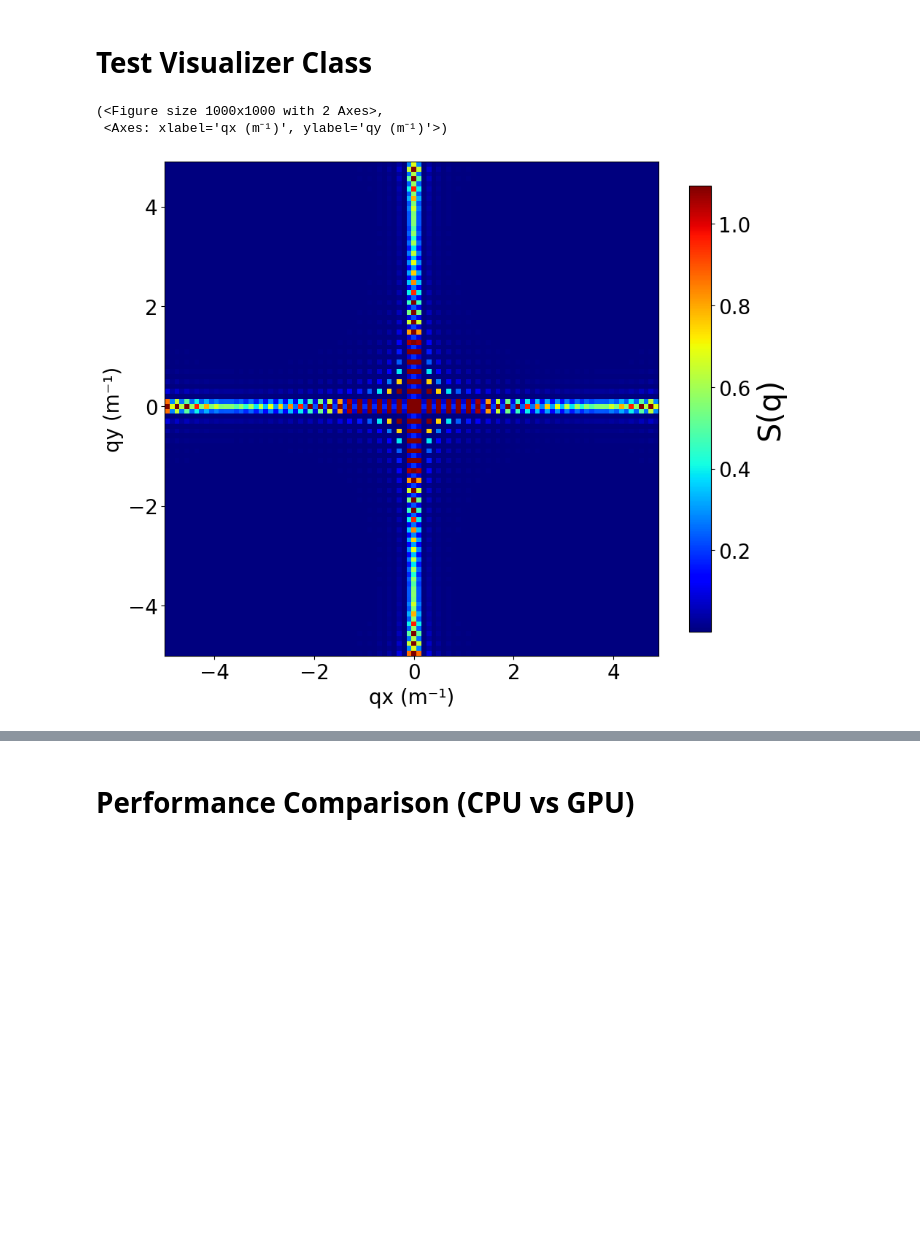
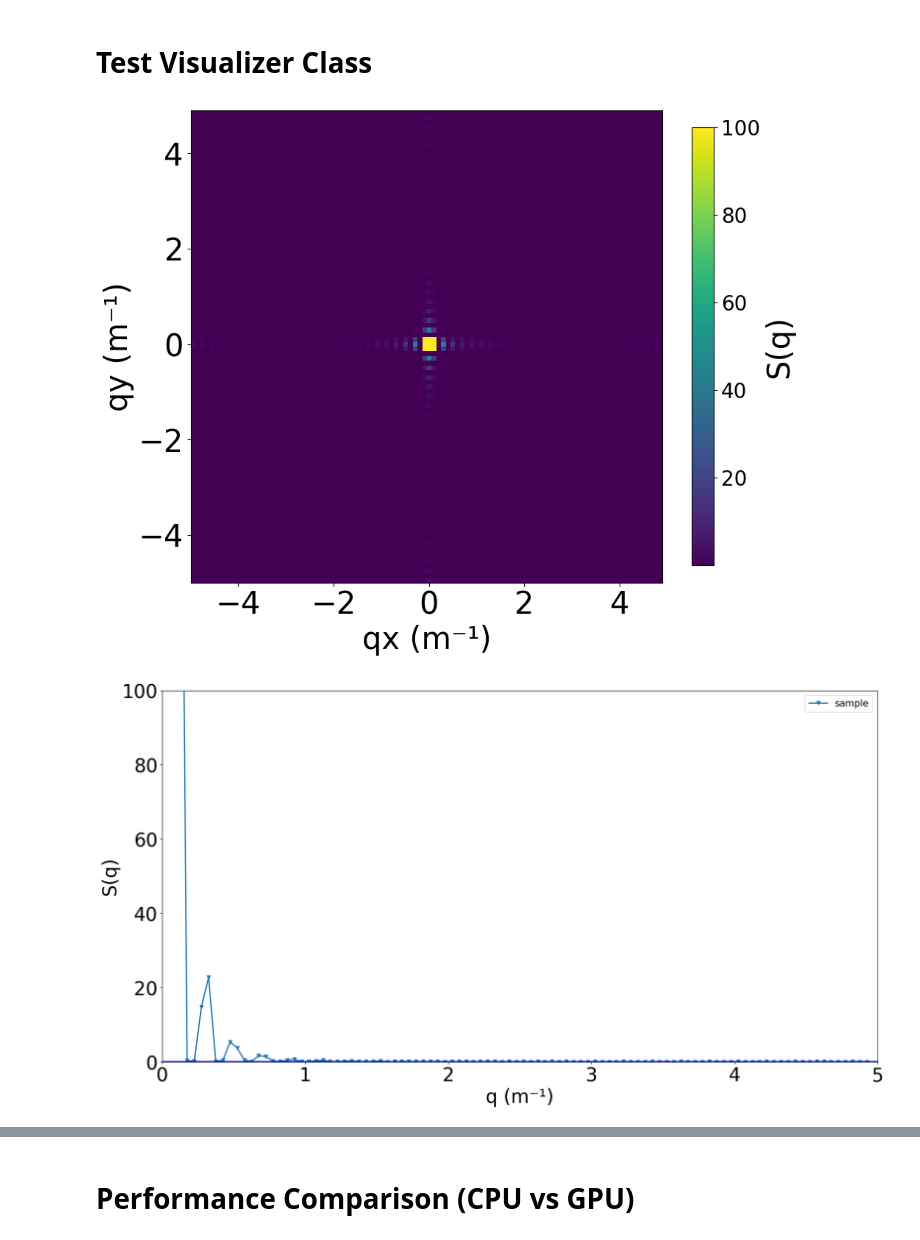
Before and after one commit to GilGCardoso/portfolio, a Jupyter notebook: PhD/Analysis/notebooks/test_notebook.ipynb, the cells around one changed output, grey strips where cells are left out. Drawn from its saved outputs; the diff is of its cells as text; code cells hidden in the pictures; blank space fills up the shorter version.

```diff
--- a/PhD/Analysis/notebooks/test_notebook.ipynb
+++ b/PhD/Analysis/notebooks/test_notebook.ipynb
@@ -180,29 +260,58 @@ print()
 check_gpu_memory_usage(5000, 50)  # Large test
 # %% [markdown]
 # Test Visualizer Class
-# %%
-import sys
-import os
-
-# Add parent directory to path so we can import our module
-parent_dir = os.path.abspath(os.path.join(os.getcwd(), '..'))
-sys.path.append(parent_dir)
-
-from structure_factor import StructureFactorVisualizer
-
-visualizer = StructureFactorVisualizer()
-
-visualizer.plot_Sq_2D(
-            data_folder='./results',
-            filename='sq2d-test_grid_31x31-qD-5.000-4.900-dq0.100-t20250810T171839Z',
-            plot_range=(0,9),
-            coordinate_system='qD',
-            save_plot=False,
-            auto_contrast=True,
-            output_folder='./figures'
-        )
-# %% [output]
-(<Figure size 1000x1000 with 2 Axes>,
- <Axes: xlabel='qx (m⁻¹)', ylabel='qy (m⁻¹)'>)
-[figure, removed]
+# %%
+import sys
+import os
+
+# Add parent directory to path so we can import our module
+parent_dir = os.path.abspath(os.path.join(os.getcwd(), '..'))
+sys.path.append(parent_dir)
+
+import os, glob, logging
+from structure_factor import StructureFactorVisualizer
+
+# show INFO logs from the computation/plot pipeline (optional)
+logging.basicConfig(level=logging.INFO, format='%(asctime)s - %(levelname)s - %(message)s')
+
+data_folder = './results'            # where save_data wrote the .h5
+prefix = 'sq2d-test_particles_1000-' # new filename style prefix
+pattern = os.path.join(data_folder, f'{prefix}*.h5')
+
+# grab the most recent file
+latest_h5 = max(glob.glob(pattern), key=os.path.getmtime)
+base = "sq2d-test_particles_1024-qD-5.000-4.900-dq0.100-t20250808T144209Z"  # strip .h5
+
+# ensure output folder exists
+os.makedirs('./figures', exist_ok=True)
+
+visualizer = StructureFactorVisualizer()
+
+# 2D with nicer contrast and viridis
+visualizer.plot_Sq_2D(
+    data_folder='./results',
+    filename=base,                 # HDF5 base name (no extension)
+    edge=(-100, 100),
+    x_axis='qD',
+    auto_contrast=True,
+    cmap='viridis',
+    vmax = 100,
+    use_imshow=True,               # faster + cleaner
+    save_plot=True,
+    folder_write='./figures'
+)
+
+# 1D, smooth a bit, don't show (grab fig/ax)
+fig, ax = visualizer.plot_Sq_1D(
+    data_folder='./results',
+    filename=[base],
+    labels=['sample'],
+    edges=(0, 5),
+    moving_average=False,
+    auto_ylim = False,
+    show=True
+)
+# %% [output]
+[figure, added]
+[figure, added]
 # %%
```
Also changed, not shown: parts of 8 cells of this notebook, 3 other files.
